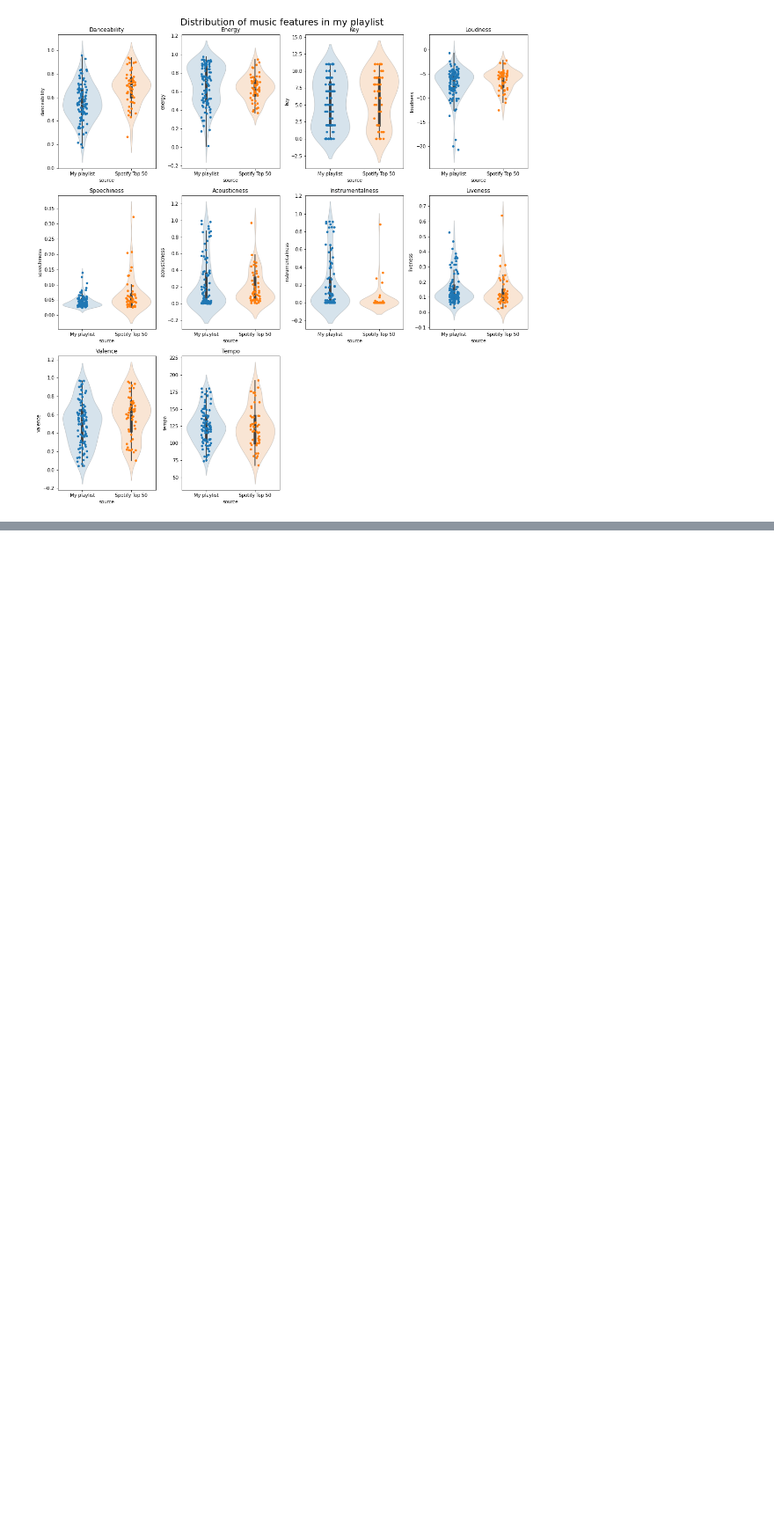
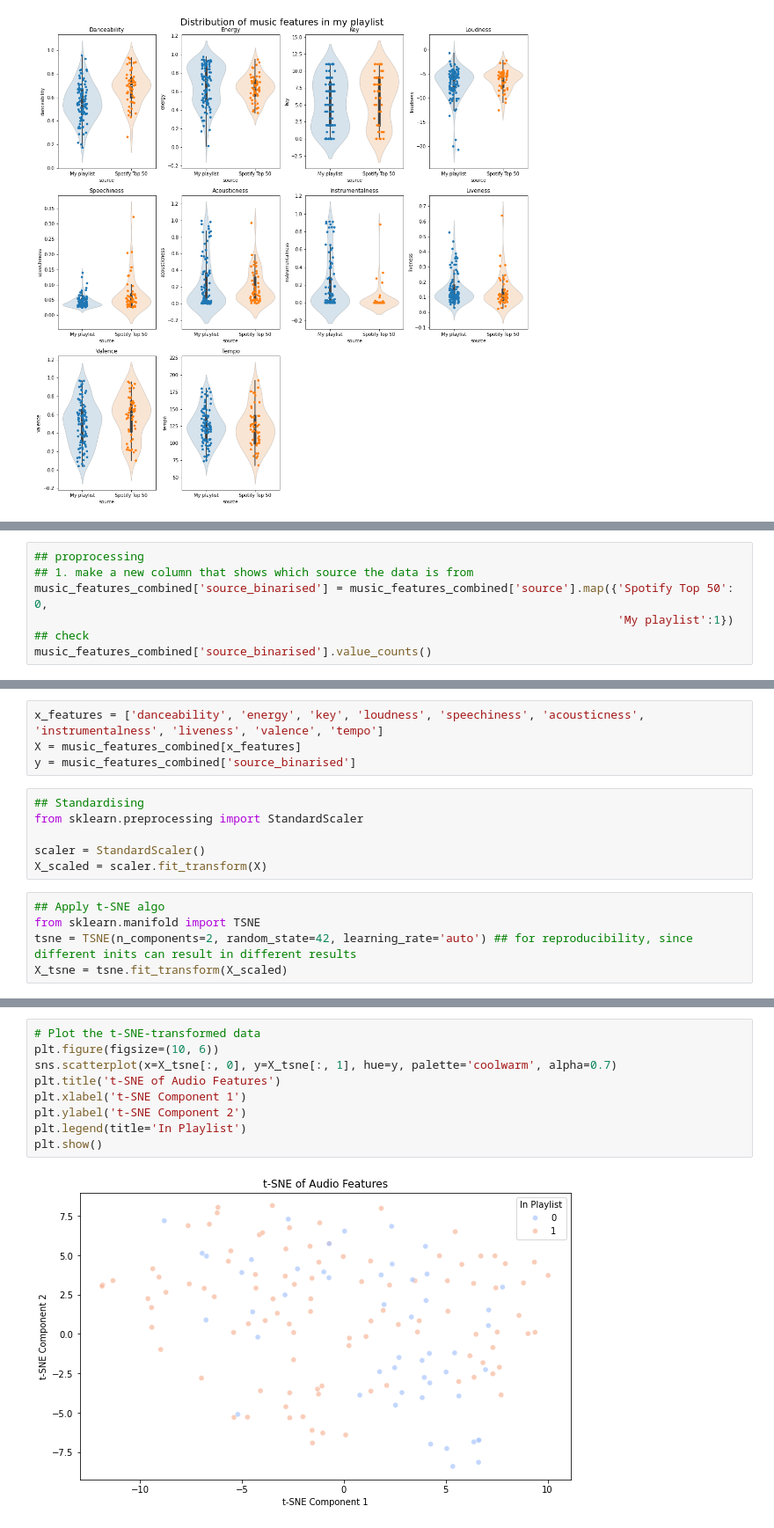
Before and after one commit to ianian-dot/Spotify, a Jupyter notebook: python_spotify.ipynb, the cells around one changed output, grey strips where cells are left out. Shown at 88% size. Drawn from its saved outputs; the diff is of its cells as text; blank space fills up the shorter version.

```diff
--- a/python_spotify.ipynb
+++ b/python_spotify.ipynb
@@ -548,0 +589,7 @@ plt.show()
+# %%
+## proprocessing
+## 1. make a new column that shows which source the data is from
+music_features_combined['source_binarised'] = music_features_combined['source'].map({'Spotify Top 50': 0,
+                                                                                     'My playlist':1})
+## check
+music_features_combined['source_binarised'].value_counts()
@@ -548,0 +601,15 @@ plt.show()
+# %%
+x_features = ['danceability', 'energy', 'key', 'loudness', 'speechiness', 'acousticness', 'instrumentalness', 'liveness', 'valence', 'tempo']
+X = music_features_combined[x_features]
+y = music_features_combined['source_binarised']
+# %%
+## Standardising
+from sklearn.preprocessing import StandardScaler
+
+scaler = StandardScaler()
+X_scaled = scaler.fit_transform(X)
+# %%
+## Apply t-SNE algo
+from sklearn.manifold import TSNE
+tsne = TSNE(n_components=2, random_state=42, learning_rate='auto') ## for reproducibility, since different inits can result in different results
+X_tsne = tsne.fit_transform(X_scaled)
@@ -548,0 +635,11 @@ plt.show()
+# %%
+# Plot the t-SNE-transformed data
+plt.figure(figsize=(10, 6))
+sns.scatterplot(x=X_tsne[:, 0], y=X_tsne[:, 1], hue=y, palette='coolwarm', alpha=0.7)
+plt.title('t-SNE of Audio Features')
+plt.xlabel('t-SNE Component 1')
+plt.ylabel('t-SNE Component 2')
+plt.legend(title='In Playlist')
+plt.show()
+# %% [output]
+[figure, added]
```
Also changed, not shown: parts of 26 cells of this notebook, 1 other file.
